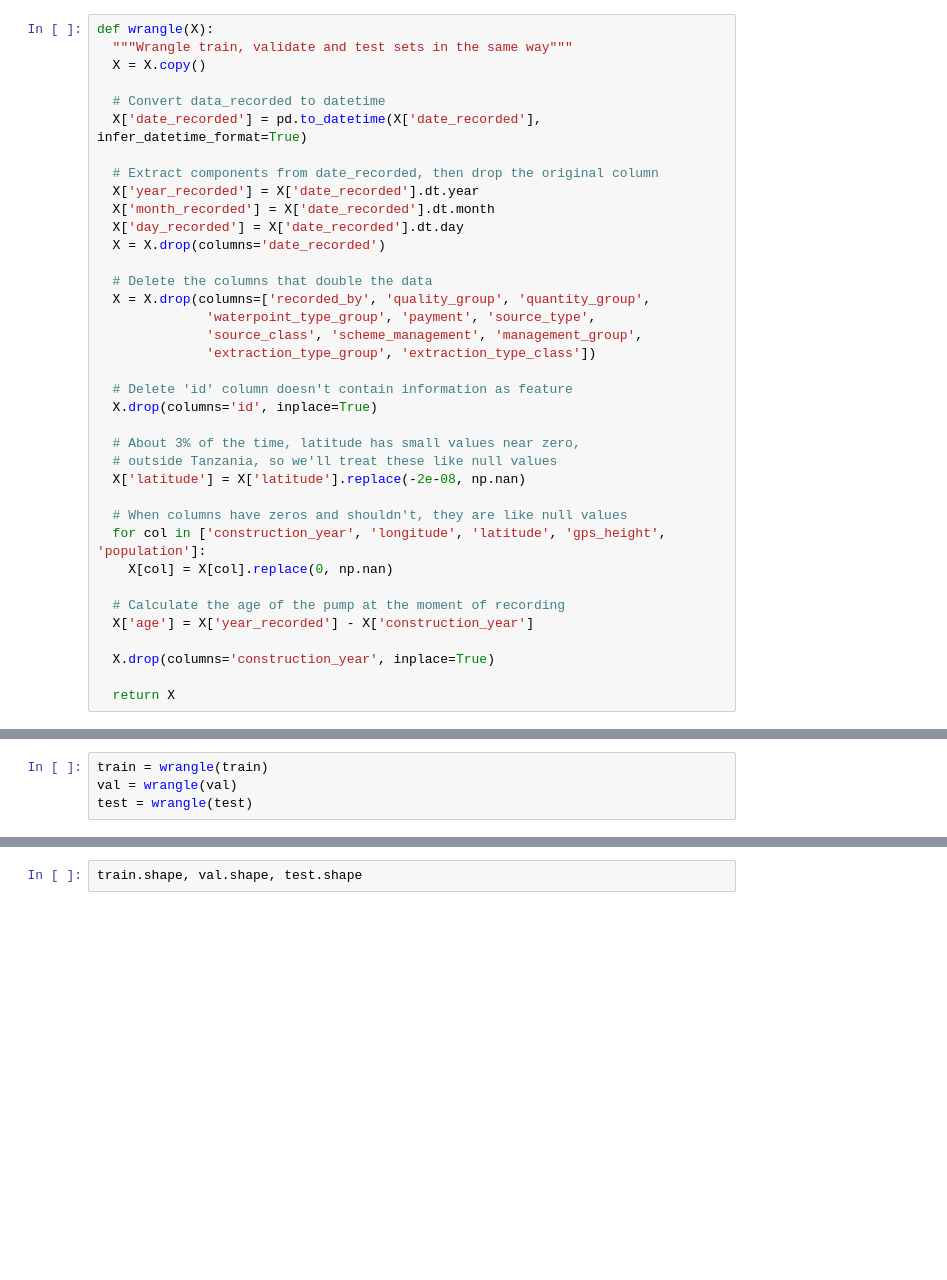
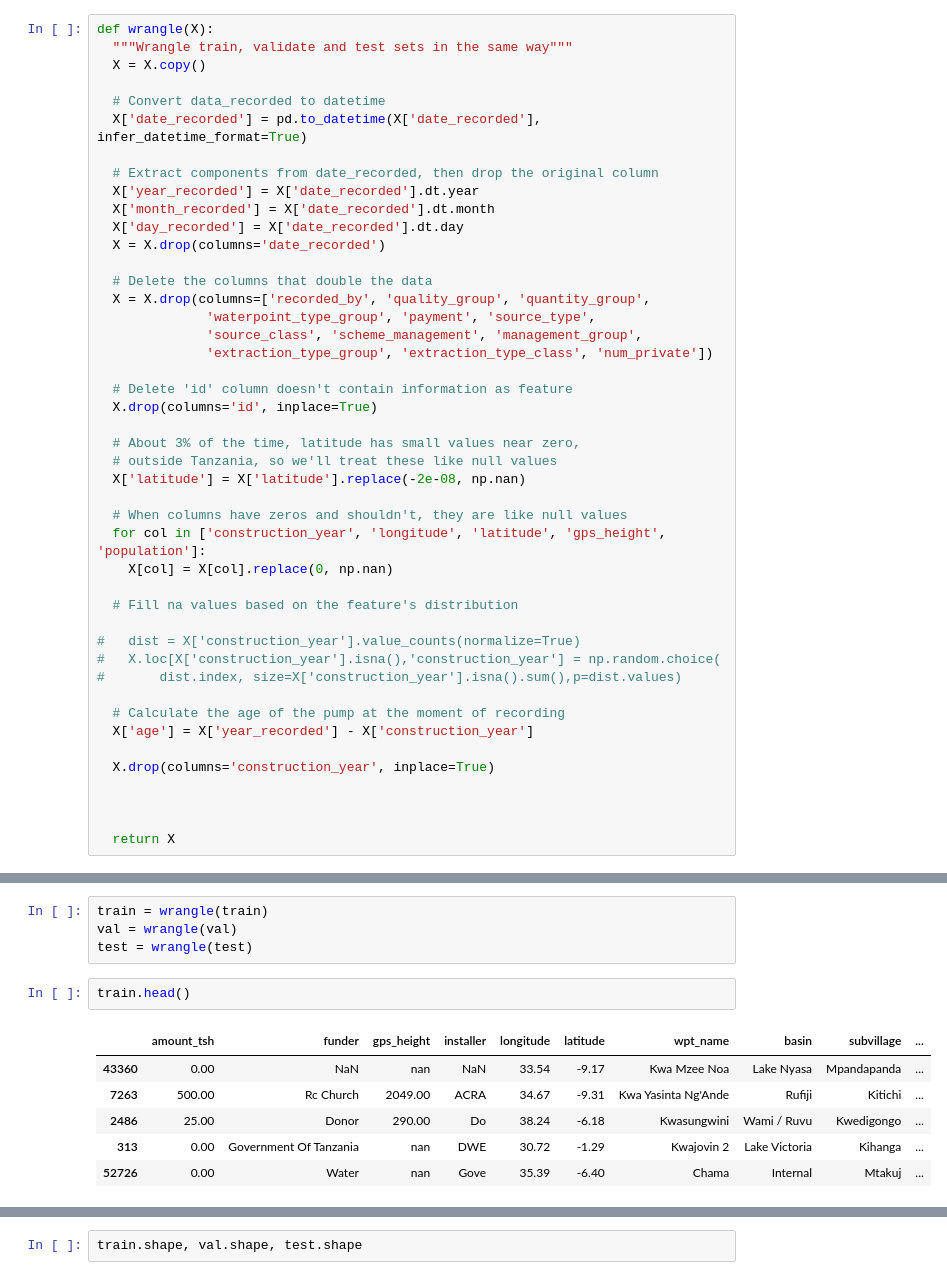
Before and after one commit to LambdaSchool/DS-Unit-2-Classification-1, a Jupyter notebook: Nicolae_Dubenco_random_forests_ordinal_encoding.ipynb, the cells around one changed output, grey strips where cells are left out. Drawn from its saved outputs; the diff is of its cells as text; blank space fills up the shorter version.

Commit message:
Tanzania competition

```diff
--- a/Nicolae_Dubenco_random_forests_ordinal_encoding.ipynb
+++ b/Nicolae_Dubenco_random_forests_ordinal_encoding.ipynb
@@ -210,7 +210,7 @@ def wrangle(X):
   X = X.drop(columns=['recorded_by', 'quality_group', 'quantity_group',
               'waterpoint_type_group', 'payment', 'source_type',
               'source_class', 'scheme_management', 'management_group',
-              'extraction_type_group', 'extraction_type_class'])
+              'extraction_type_group', 'extraction_type_class', 'num_private'])
 
   # Delete 'id' column doesn't contain information as feature
   X.drop(columns='id', inplace=True)
@@ -223,11 +223,19 @@ def wrangle(X):
   for col in ['construction_year', 'longitude', 'latitude', 'gps_height', 'population']:
     X[col] = X[col].replace(0, np.nan)
 
+  # Fill na values based on the feature's distribution
+
+#   dist = X['construction_year'].value_counts(normalize=True)
+#   X.loc[X['construction_year'].isna(),'construction_year'] = np.random.choice(
+#       dist.index, size=X['construction_year'].isna().sum(),p=dist.values)
+
   # Calculate the age of the pump at the moment of recording
   X['age'] = X['year_recorded'] - X['construction_year']
 
   X.drop(columns='construction_year', inplace=True)
 
+
+
   return X
 # %% [markdown]
 #### Wrangle datasets
@@ -235,3 +243,12 @@ def wrangle(X):
 train = wrangle(train)
 val = wrangle(val)
 test = wrangle(test)
+# %%
+train.head()
+# %% [output]
+|  | amount_tsh | funder | gps_height | installer | longitude | latitude | wpt_name | basin | subvillage | ... |
+| 43360 | 0.00 | NaN | nan | NaN | 33.54 | -9.17 | Kwa Mzee Noa | Lake Nyasa | Mpandapanda | ... |
+| 7263 | 500.00 | Rc Church | 2049.00 | ACRA | 34.67 | -9.31 | Kwa Yasinta Ng'Ande | Rufiji | Kitichi | ... |
+| 2486 | 25.00 | Donor | 290.00 | Do | 38.24 | -6.18 | Kwasungwini | Wami / Ruvu | Kwedigongo | ... |
+| 313 | 0.00 | Government Of Tanzania | nan | DWE | 30.72 | -1.29 | Kwajovin 2 | Lake Victoria | Kihanga | ... |
+| 52726 | 0.00 | Water | nan | Gove | 35.39 | -6.40 | Chama | Internal | Mtakuj | ... |
```
Also changed, not shown: parts of 15 cells of this notebook.
